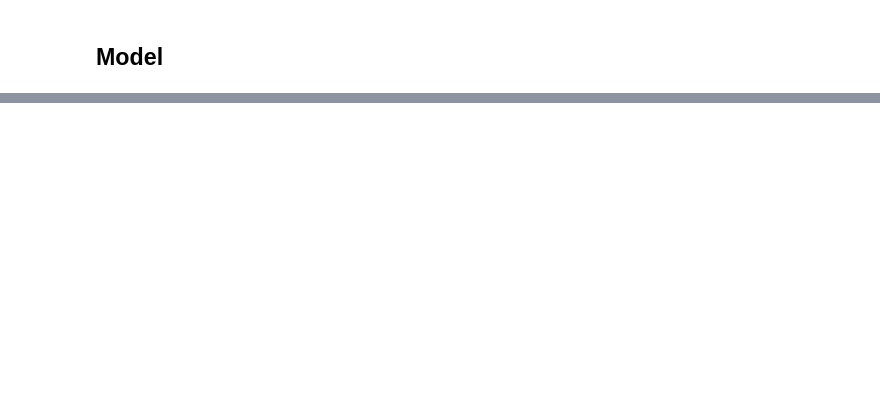
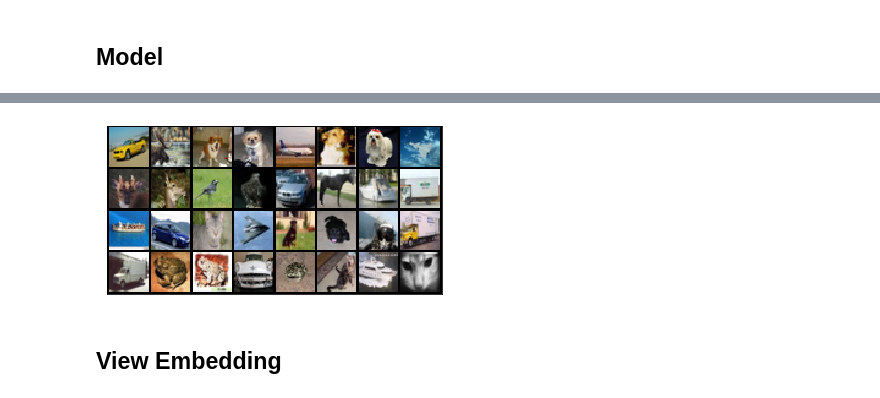
Before and after one commit to bithikajain/speech2speech, a Jupyter notebook: notebooks/startup_notes.ipynb, the cells around one changed output, grey strips where cells are left out. Saved outputs shown, nothing was run; the diff lists cells and outputs as text; code cells hidden in the pictures; blank space fills up the shorter version.

```diff
--- a/notebooks/startup_notes.ipynb
+++ b/notebooks/startup_notes.ipynb
@@ -467,0 +934,6 @@ class VCTK(Dataset):
+# %%
+show(make_grid(valid_originals.cpu()+0.5))
+# %% [output]
+[figure, added]
+# %% [markdown]
+## View Embedding
```
Also changed, not shown: parts of 62 cells of this notebook.
